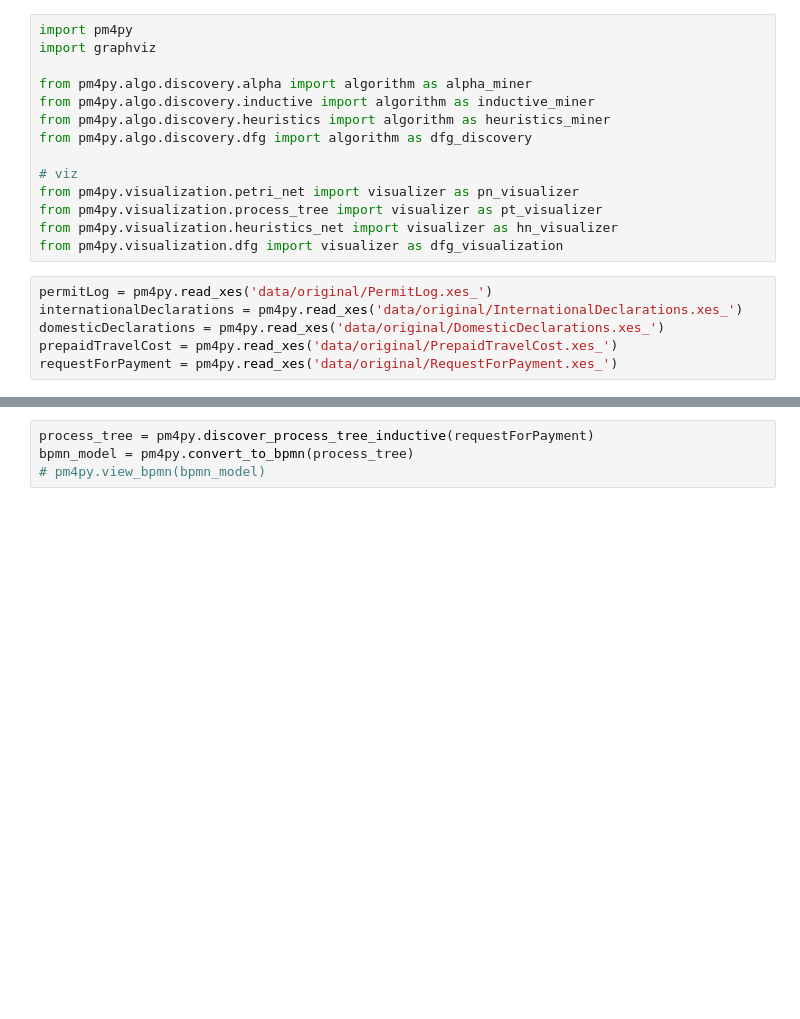
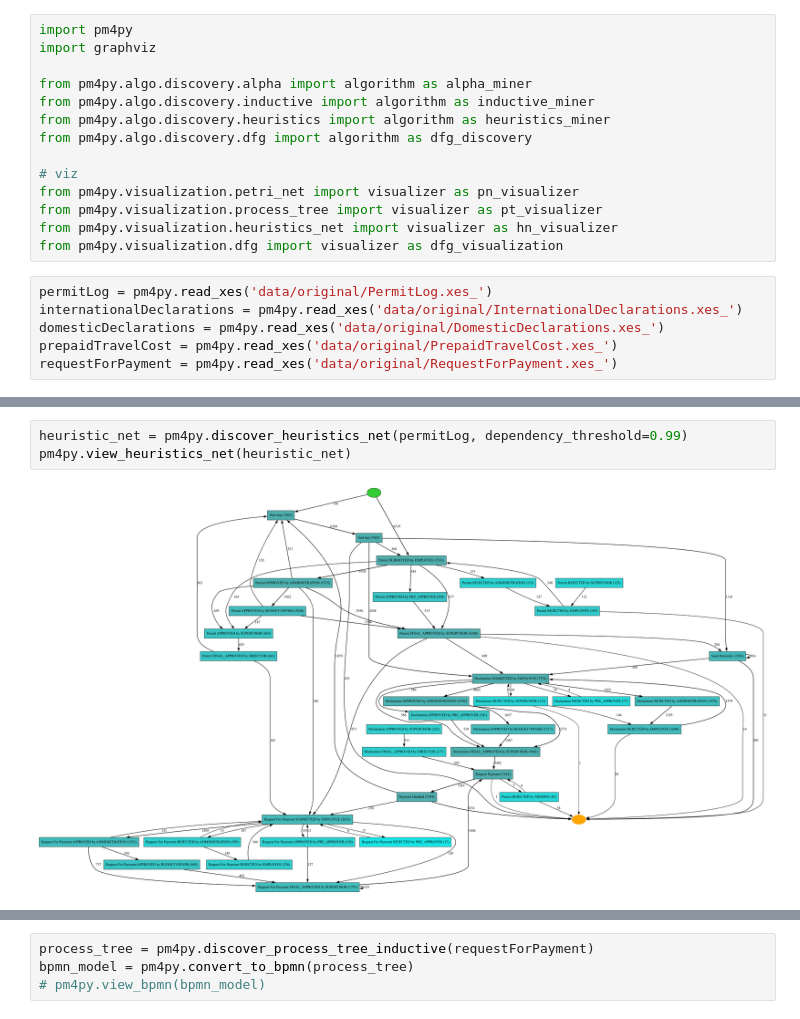
Before and after one commit to Martin-Chivo/CMPE255-Team8, a Jupyter notebook: load.ipynb, the cells around one changed output, grey strips where cells are left out. Cells and saved outputs as stored; diff of their text form; blank space fills up the shorter version.

Commit message:
visualizing all XES

```diff
--- a/load.ipynb
+++ b/load.ipynb
@@ -34,0 +26,5 @@ gviz = pn_visualizer.apply(net, initial_marking, final_marking)
+# %%
+heuristic_net = pm4py.discover_heuristics_net(permitLog, dependency_threshold=0.99)
+pm4py.view_heuristics_net(heuristic_net)
+# %% [output]
+[figure, added]
```
Also changed, not shown: parts of 11 cells of this notebook.
